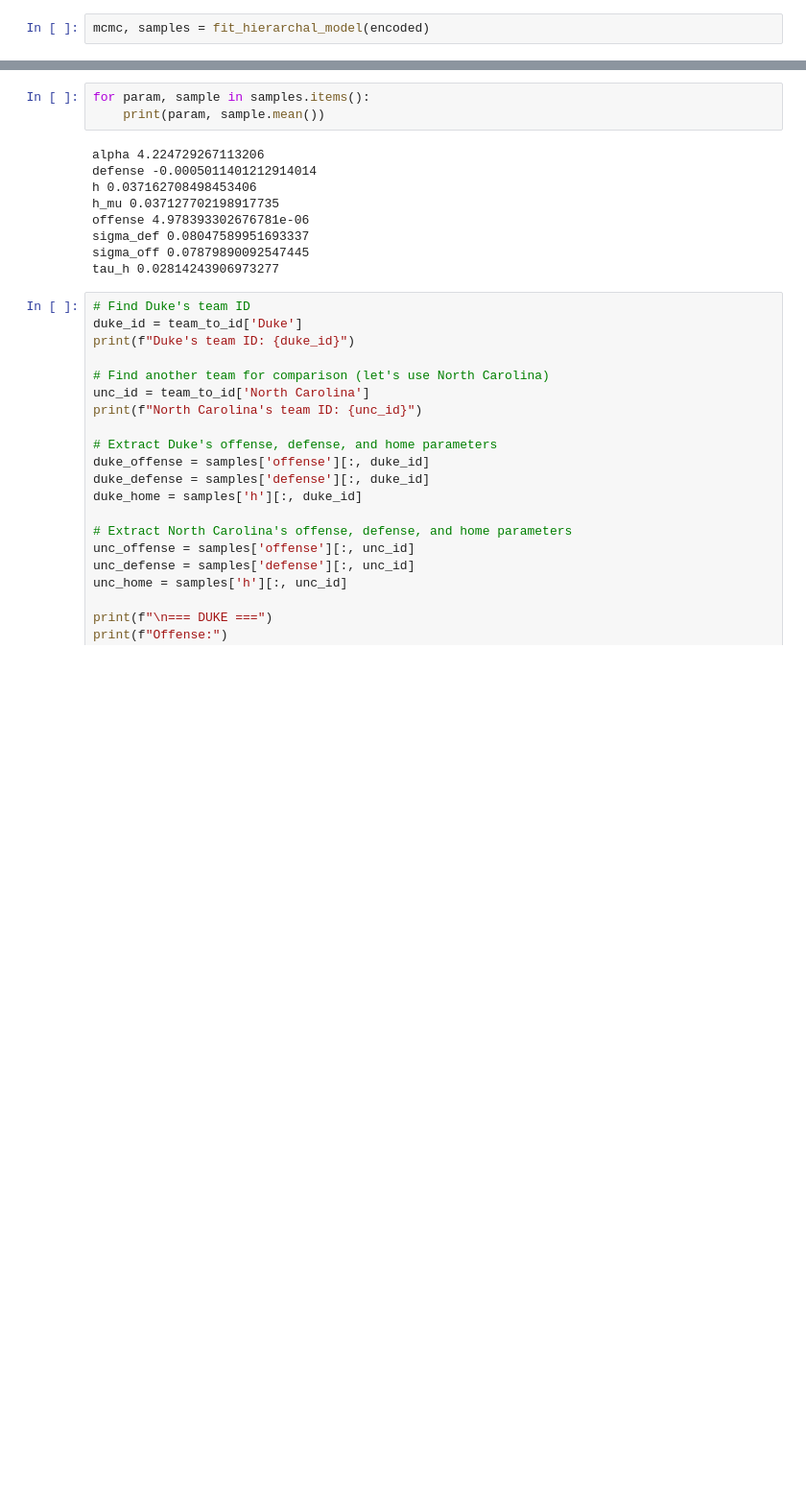
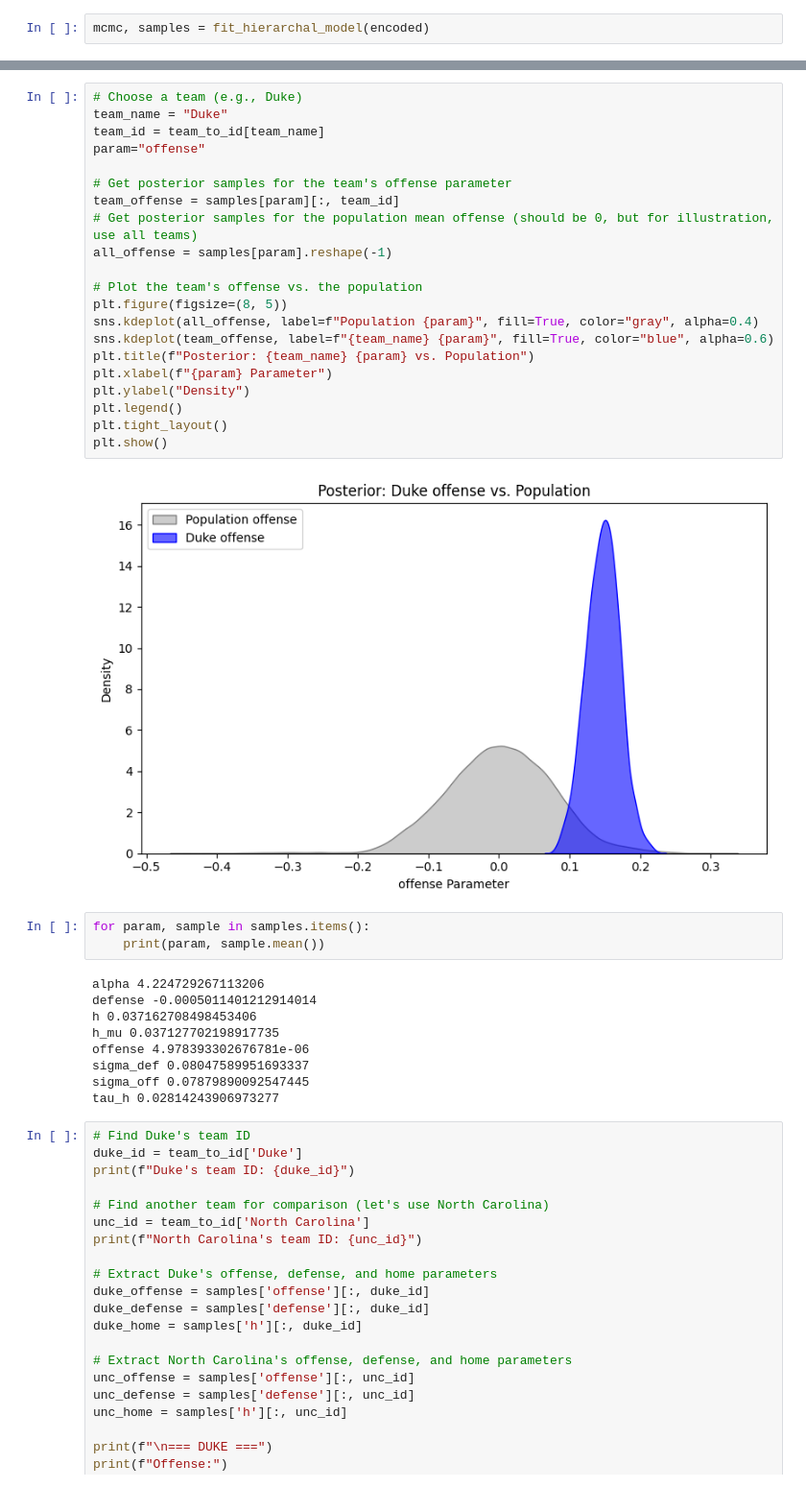
Before and after one commit to arham-habib/PostPick, a Jupyter notebook: research/ncaa/global_model.ipynb, the cells around one changed output, grey strips where cells are left out. Shown at 96% size. Drawn from its saved outputs; the diff is of its cells as text; blank space fills up the shorter version.

```diff
--- a/research/ncaa/global_model.ipynb
+++ b/research/ncaa/global_model.ipynb
@@ -233,3 +267,26 @@ mcmc, samples = fit_hierarchal_model(encoded)
+# %%
+# Choose a team (e.g., Duke)
+team_name = "Duke"
+team_id = team_to_id[team_name]
+param="offense"
+
+# Get posterior samples for the team's offense parameter
+team_offense = samples[param][:, team_id]
+# Get posterior samples for the population mean offense (should be 0, but for illustration, use all teams)
+all_offense = samples[param].reshape(-1)
+
+# Plot the team's offense vs. the population
+plt.figure(figsize=(8, 5))
+sns.kdeplot(all_offense, label=f"Population {param}", fill=True, color="gray", alpha=0.4)
+sns.kdeplot(team_offense, label=f"{team_name} {param}", fill=True, color="blue", alpha=0.6)
+plt.title(f"Posterior: {team_name} {param} vs. Population")
+plt.xlabel(f"{param} Parameter")
+plt.ylabel("Density")
+plt.legend()
+plt.tight_layout()
+plt.show()
+# %% [output]
+[figure, added]
 # %%
 for param, sample in samples.items():
     print(param, sample.mean())
```
Also changed, not shown: parts of 8 cells of this notebook, 3 other files.
